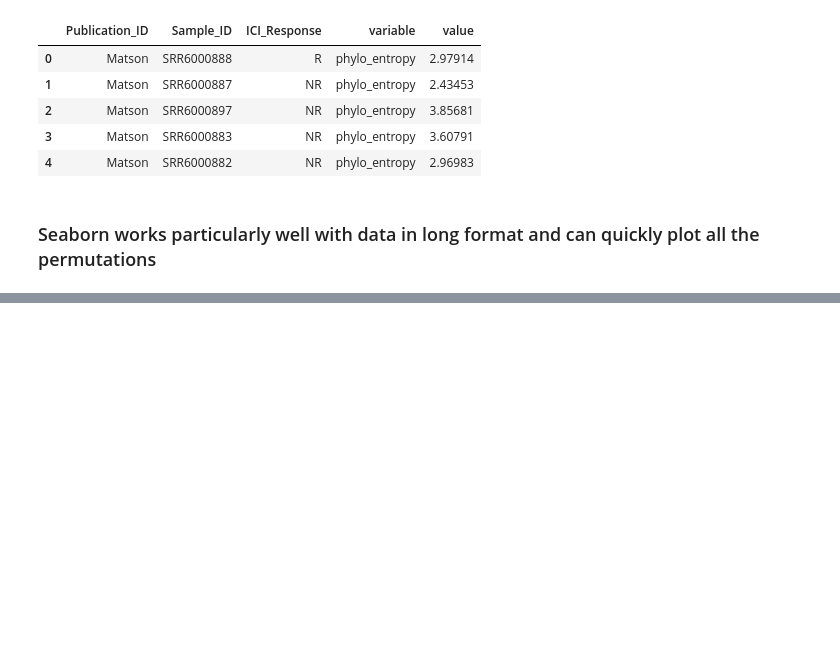
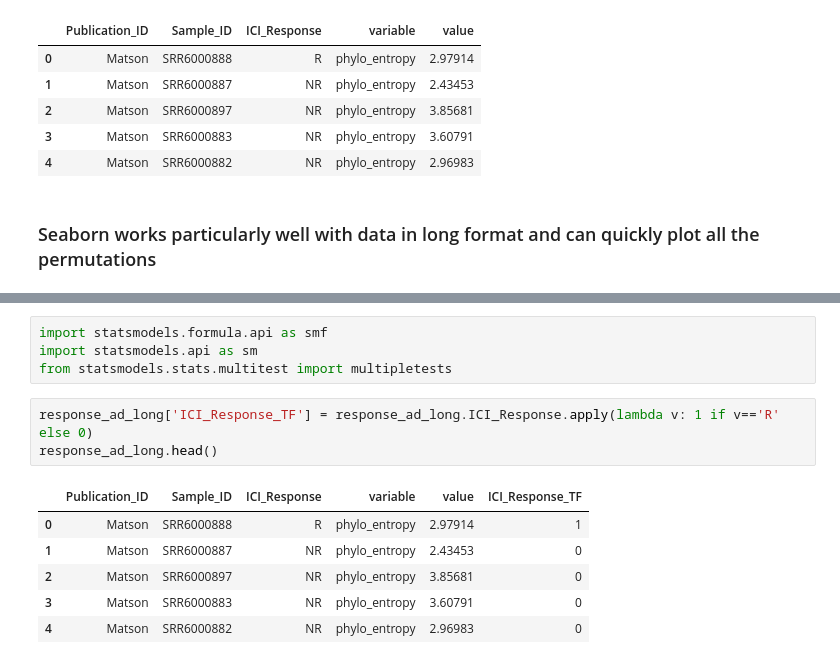
Before and after one commit to um-dang/intro-python-16S-analysis, a Jupyter notebook: A_Gentle_Introduction_to_Data_Science_with_Python.ipynb, the cells around one changed output, grey strips where cells are left out. Drawn from its saved outputs; the diff is of its cells as text; blank space fills up the shorter version.

Commit message:
Through stats

```diff
--- a/A_Gentle_Introduction_to_Data_Science_with_Python.ipynb
+++ b/A_Gentle_Introduction_to_Data_Science_with_Python.ipynb
@@ -243,0 +241,14 @@ response_ad_long[
+# %%
+import statsmodels.formula.api as smf
+import statsmodels.api as sm
+from statsmodels.stats.multitest import multipletests
+# %%
+response_ad_long['ICI_Response_TF'] = response_ad_long.ICI_Response.apply(lambda v: 1 if v=='R' else 0)
+response_ad_long.head()
+# %% [output]
+|  | Publication_ID | Sample_ID | ICI_Response | variable | value | ICI_Response_TF |
+| 0 | Matson | SRR6000888 | R | phylo_entropy | 2.97914 | 1 |
+| 1 | Matson | SRR6000887 | NR | phylo_entropy | 2.43453 | 0 |
+| 2 | Matson | SRR6000897 | NR | phylo_entropy | 3.85681 | 0 |
+| 3 | Matson | SRR6000883 | NR | phylo_entropy | 3.60791 | 0 |
+| 4 | Matson | SRR6000882 | NR | phylo_entropy | 2.96983 | 0 |
```
Also changed, not shown: parts of 8 cells of this notebook.
